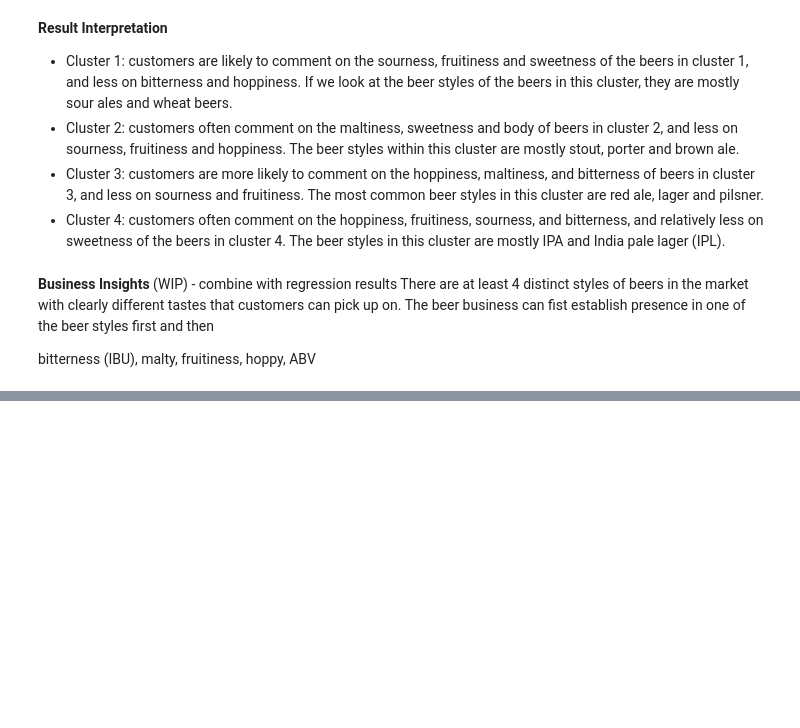
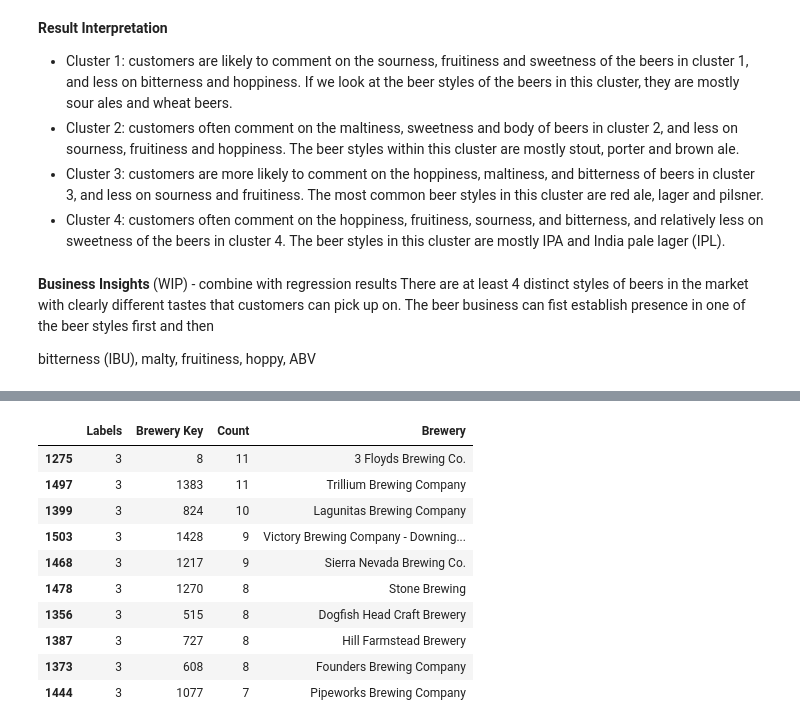
Before and after one commit to happysoymilk/beer_data_analysis, a Jupyter notebook: PCA.ipynb, the cells around one changed output, grey strips where cells are left out. Saved outputs shown, nothing was run; the diff lists cells and outputs as text; code cells hidden in the pictures; blank space fills up the shorter version.

```diff
--- a/PCA.ipynb
+++ b/PCA.ipynb
@@ -271,0 +327,15 @@ bitterness (IBU), malty, fruitiness, hoppy, ABV
+# %%
+cluster_brewery_4 = cluster_brewery.loc[cluster_brewery['Labels'] == 3, :].sort_values(['Count'], ascending=False)
+cluster_brewery_4.head(10)
+# %% [output]
+|  | Labels | Brewery Key | Count | Brewery |
+| 1275 | 3 | 8 | 11 | 3 Floyds Brewing Co. |
+| 1497 | 3 | 1383 | 11 | Trillium Brewing Company |
+| 1399 | 3 | 824 | 10 | Lagunitas Brewing Company |
+| 1503 | 3 | 1428 | 9 | Victory Brewing Company - Downing... |
+| 1468 | 3 | 1217 | 9 | Sierra Nevada Brewing Co. |
+| 1478 | 3 | 1270 | 8 | Stone Brewing |
+| 1356 | 3 | 515 | 8 | Dogfish Head Craft Brewery |
+| 1387 | 3 | 727 | 8 | Hill Farmstead Brewery |
+| 1373 | 3 | 608 | 8 | Founders Brewing Company |
+| 1444 | 3 | 1077 | 7 | Pipeworks Brewing Company |
```
Also changed, not shown: parts of 5 cells of this notebook.
